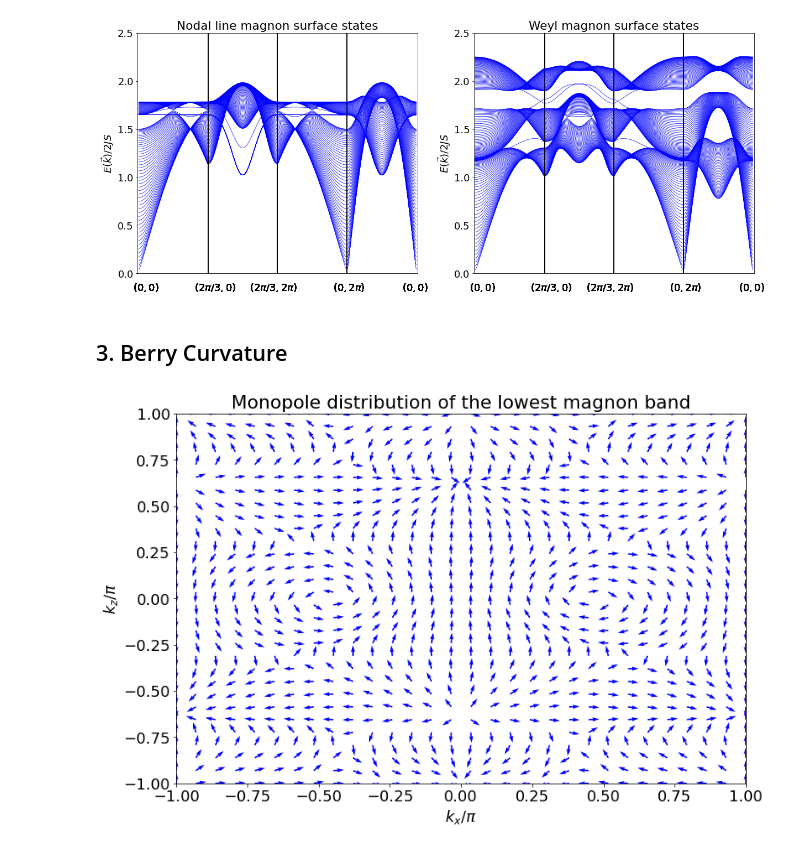
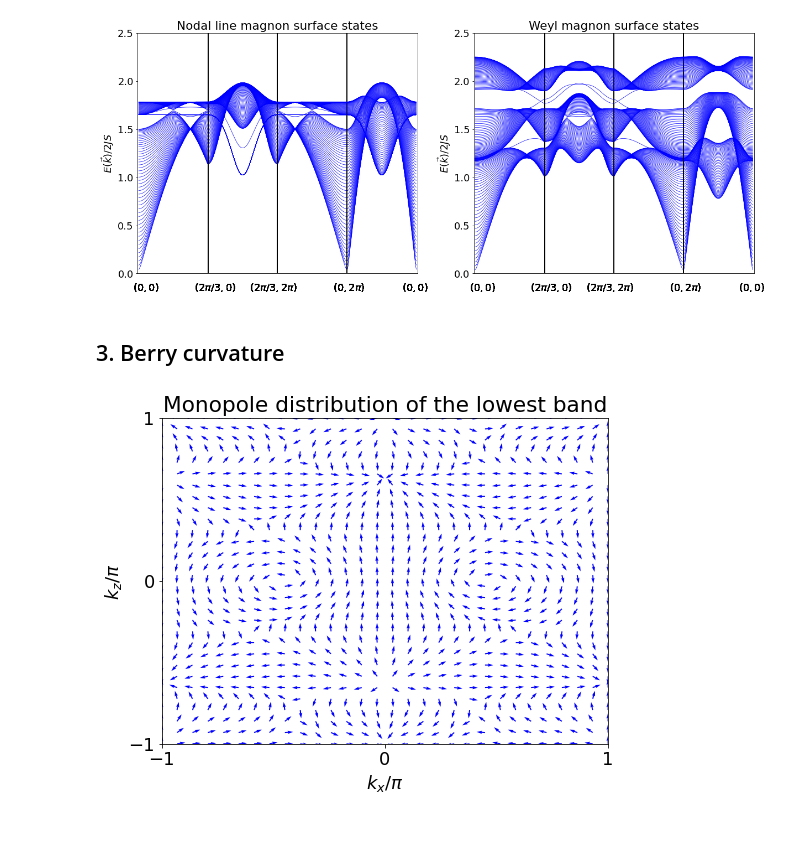
Before and after one commit to Owerre/physics-research, a Jupyter notebook: notebooks/01-weyl_magnon.ipynb, the cells around one changed output. Drawn from its saved outputs; the diff is of its cells as text; code cells hidden in the pictures.

```diff
--- a/notebooks/weyl_magnon.ipynb
+++ b/notebooks/01-weyl_magnon.ipynb
@@ -76,35 +77,37 @@ plt.savefig('../images/fig6.png')
 # %% [output]
 [figure]
 # %% [markdown]
-## 3. Berry Curvature
+## 3. Berry curvature
 # %%
 steps = 30 # size of array
 Hsize = 6; # hamiltonian size
 ky = np.sqrt(3) # fixed momentum vector
 
 # initialize empty arrays
 Ene = zeros((steps, steps, Hsize))
 Omega = zeros((steps, steps, Hsize))
 
 # mesh grid
 kx = linspace(-1,1,steps)
 kz = linspace(-1,1,steps)
 Kx, Kz = meshgrid(kx, kz)
 
 # compute Berry curvature and gradient
 BC = Weyl.berry_curvature_kxkz(pi*kx, ky, pi*kz)
 Px,Pz = gradient(BC[0])
 Pxr = Px/sqrt(Px**2 +Pz**2)
 Pzr = Pz/sqrt(Px**2 +Pz**2)
 
 # plot figure
-fig, ax = plt.subplots(figsize=(12,8))
+fig, ax = plt.subplots(figsize=(8,6))
 ax.quiver(Kx,Kz,Pxr,Pzr, color = 'b', linewidth = 5)
 ax.set_xlabel(r'$k_x/\pi$')
 ax.set_ylabel(r'$k_z/\pi$')
-ax.set_title("Monopole distribution of the lowest magnon band")
+ax.set_title("Monopole distribution of the lowest band")
+plt.xticks([-1,0,1])
+plt.yticks([-1,0,1])
 plt.xlim([-1, 1])
 plt.ylim(-1, 1)
-plt.show()
+plt.savefig('../images/fig6b.png')
 # %% [output]
-[figure, old version]
+[figure, new version]
```
Also changed, not shown: parts of 8 cells of this notebook, 9 other files.
